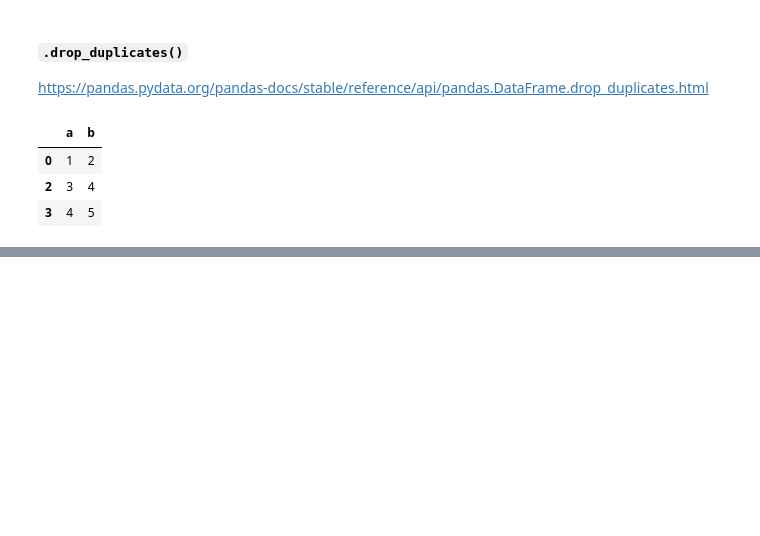
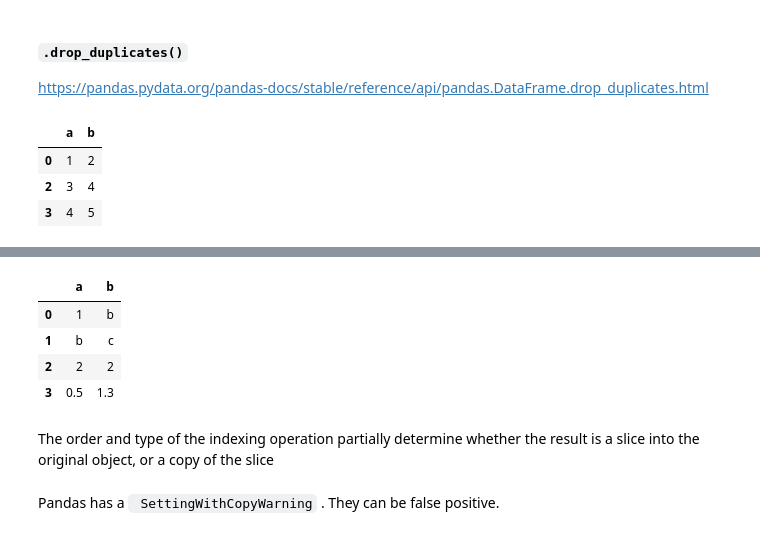
Before and after one commit to julianeberek/moinworld_da_2020-11, a Jupyter notebook: 2.Deep_dive_into_pandas.ipynb, the cells around one changed output, grey strips where cells are left out. Cells and saved outputs as stored; diff of their text form; code cells hidden in the pictures; blank space fills up the shorter version.

```diff
--- a/2.Deep_dive_into_pandas.ipynb
+++ b/2.Deep_dive_into_pandas.ipynb
@@ -439,0 +542,14 @@ df.duplicated().sum()
+# %%
+b['b'][0] = 'b'
+# %%
+b
+# %% [output]
+|  | a | b |
+| 0 | 1 | b |
+| 1 | b | c |
+| 2 | 2 | 2 |
+| 3 | 0.5 | 1.3 |
+# %% [markdown]
+The order and type of the indexing operation partially determine whether the result is a slice into the original object, or a copy of the slice
+# %% [markdown]
+Pandas has a ` SettingWithCopyWarning` . They can be false positive.
```
Also changed, not shown: parts of 49 cells of this notebook.
